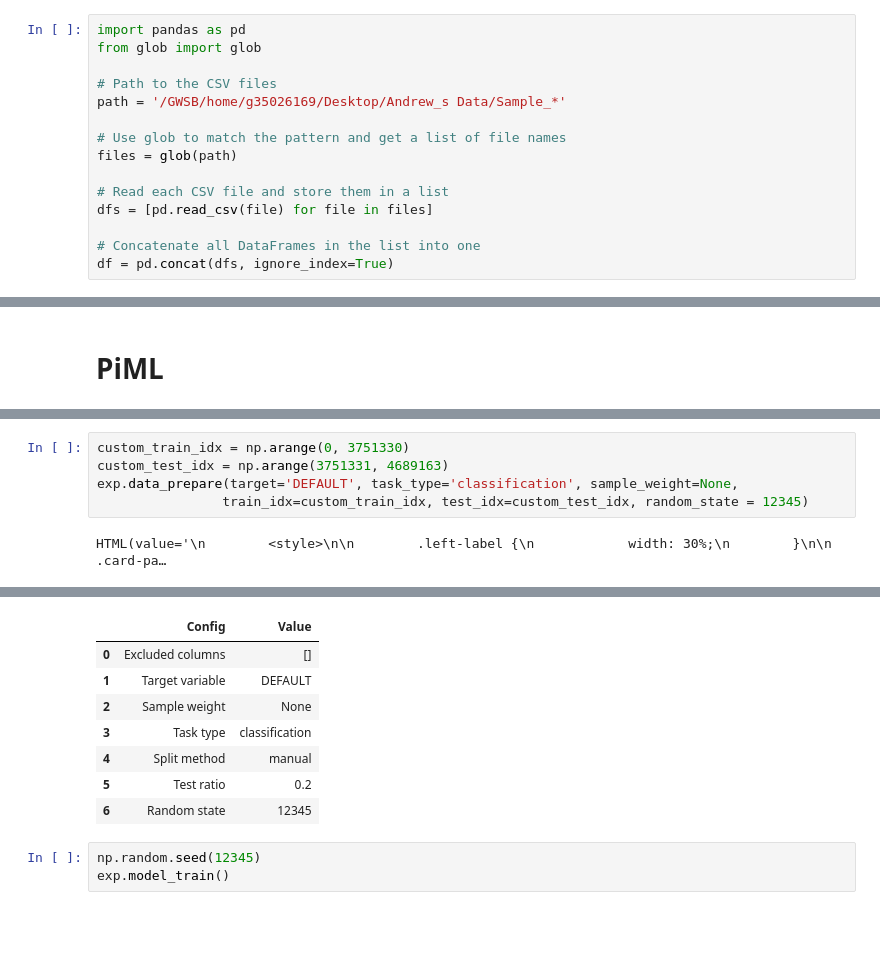
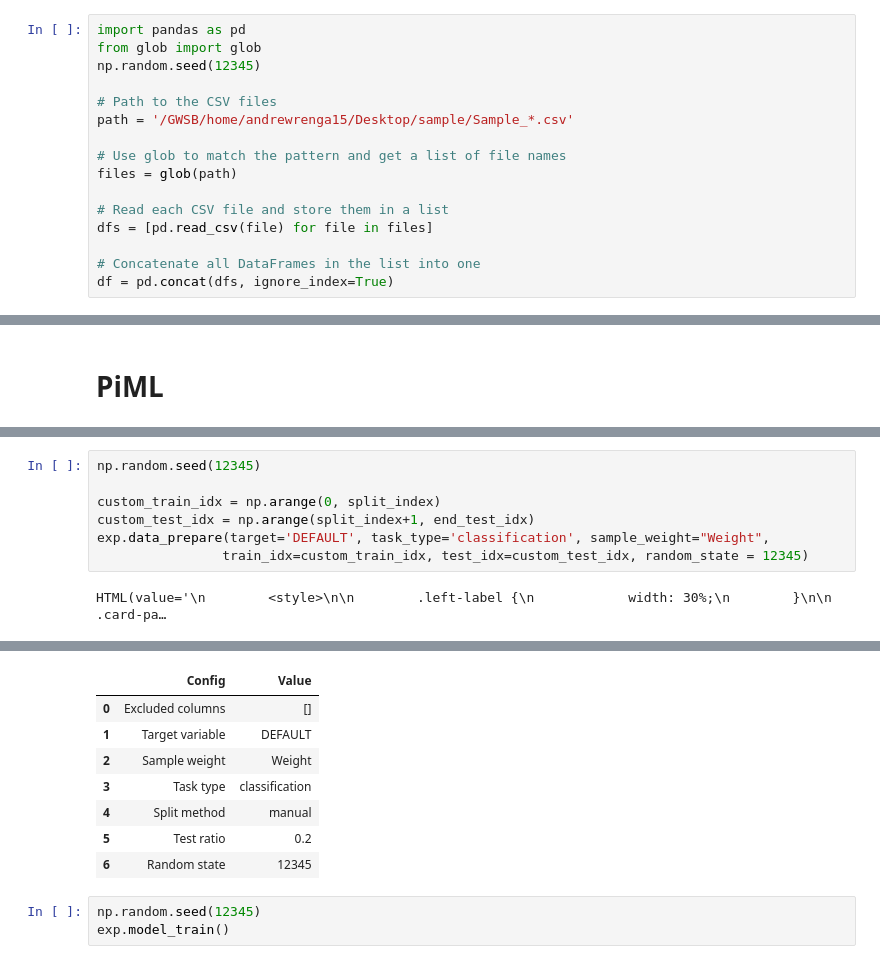
Before and after one commit to celinawong21/WF-ML-Model, a Jupyter notebook: PIML_FINAL.ipynb, the cells around one changed output, grey strips where cells are left out. Cells and saved outputs as stored; diff of their text form; blank space fills up the shorter version.

```diff
--- a/PIML_FINAL.ipynb
+++ b/PIML_FINAL.ipynb
@@ -13,9 +13,10 @@ random.seed(seed=12345)
 # %%
 import pandas as pd
 from glob import glob
+np.random.seed(12345)
 
 # Path to the CSV files
-path = '/GWSB/home/g35026169/Desktop/Andrew_s Data/Sample_*'
+path = '/GWSB/home/andrewrenga15/Desktop/sample/Sample_*.csv'
 
 # Use glob to match the pattern and get a list of file names
 files = glob(path)
@@ -153,15 +201,17 @@ Data Shape:(4689164, 16)
 # %%
-custom_train_idx = np.arange(0, 3751330)
-custom_test_idx = np.arange(3751331, 4689163)
-exp.data_prepare(target='DEFAULT', task_type='classification', sample_weight=None,
+np.random.seed(12345)
+
+custom_train_idx = np.arange(0, split_index)
+custom_test_idx = np.arange(split_index+1, end_test_idx)
+exp.data_prepare(target='DEFAULT', task_type='classification', sample_weight="Weight",
                 train_idx=custom_train_idx, test_idx=custom_test_idx, random_state = 12345)
 # %% [output]
 HTML(value='\n        <style>\n\n        .left-label {\n            width: 30%;\n        }\n\n        .card-pa…
 [interactive output not drawn]
 |  | Config | Value |
 | 0 | Excluded columns | [] |
 | 1 | Target variable | DEFAULT |
-| 2 | Sample weight | None |
+| 2 | Sample weight | Weight |
 | 3 | Task type | classification |
 | 4 | Split method | manual |
 | 5 | Test ratio | 0.2 |
```
Also changed, not shown: parts of 19 cells of this notebook.
